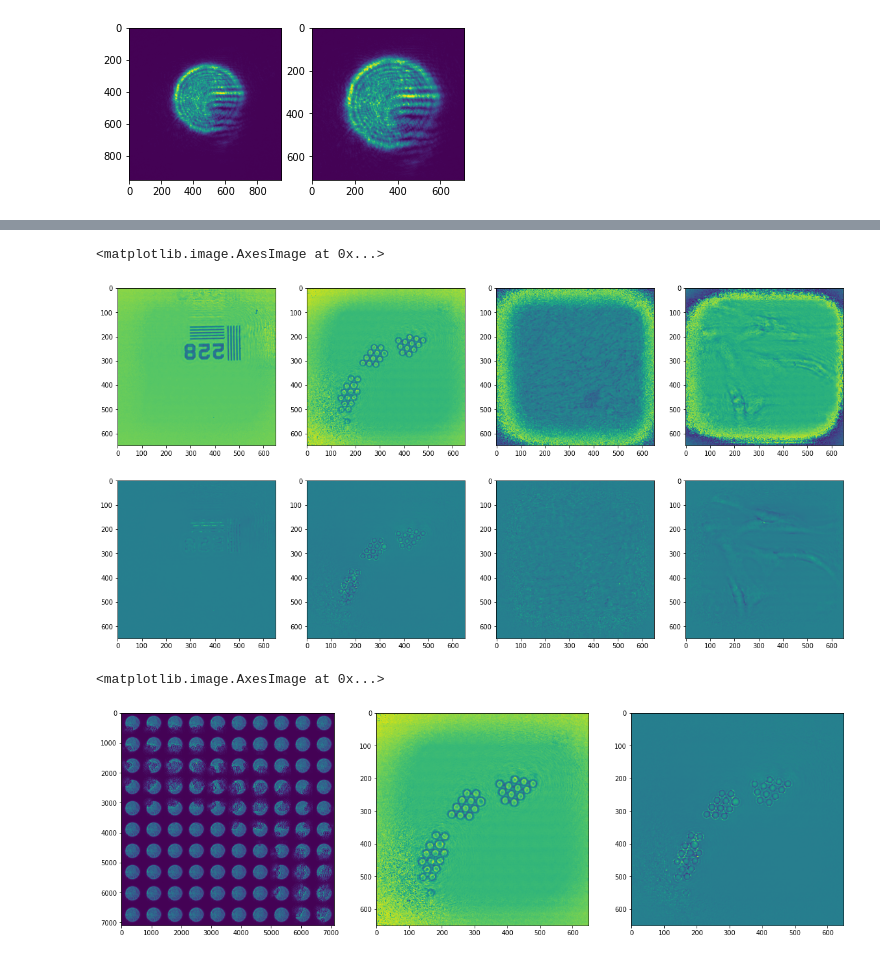
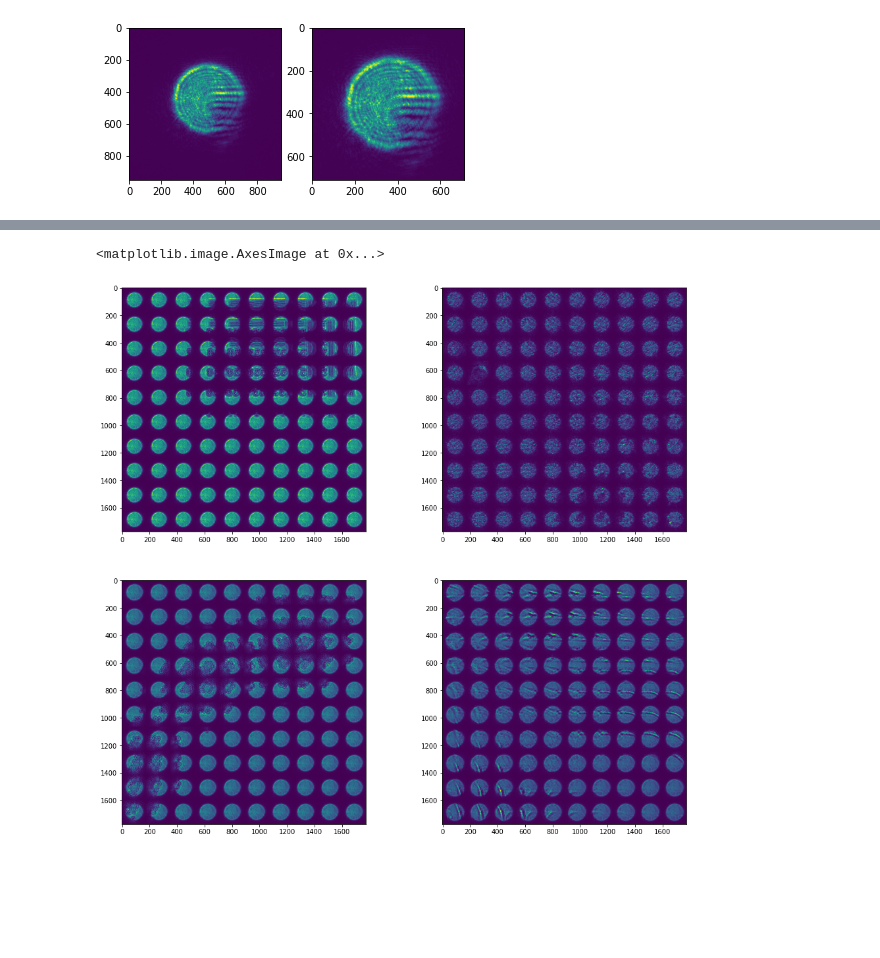
Before and after one commit to nakahatar111/ptychography, a Jupyter notebook: data_processing.ipynb, the cells around one changed output, grey strips where cells are left out. Cells and saved outputs as stored; diff of their text form; code cells hidden in the pictures; blank space fills up the shorter version.

```diff
--- a/data_processing.ipynb
+++ b/data_processing.ipynb
@@ -73,4 +183,7 @@ np.savez_compressed('diff_grid_data', diff_grid)
 # %%
-diff_grid = np.load('dataset/diff_grid_data.npz')['arr_0']
-label = np.load('dataset/diffraction_label.npz')['arr_0']
+diffraction_data = np.load('dataset/diffraction_data.npz')['arr_0']
+diff_grid = np.load('dataset/diff_grid.npz')['arr_0']
+compressed_diff_grid = np.load('dataset/compressed_diff_grid.npz')['arr_0']
+label = np.load('dataset/norm_diffraction_label.npz')['arr_0']
+non_norm_label = np.load('dataset/diffraction_label.npz')['arr_0']
 # %%
@@ -85,13 +198,9 @@ ax[1,1].imshow(diff_grid[3,0])
 # %%
-f, ax = plt.subplots(2,4, figsize=(20, 10))
-ax[0,0].imshow(label[0,0,0])
-ax[1,0].imshow(label[0,1,0])
-ax[0,1].imshow(label[1,0,0])
-ax[1,1].imshow(label[1,1,0])
-ax[0,2].imshow(label[2,0,0])
-ax[1,2].imshow(label[2,1,0])
-ax[0,3].imshow(label[3,0,0])
-ax[1,3].imshow(label[3,1,0])
+f, ax = plt.subplots(2,2, figsize=(10, 9))
+ax[0,0].imshow(compressed_diff_grid[0,0])
+ax[1,0].imshow(compressed_diff_grid[1,0])
+ax[0,1].imshow(compressed_diff_grid[2,0])
+ax[1,1].imshow(compressed_diff_grid[3,0])
 # %% [output]
 <matplotlib.image.AxesImage at 0x...>
-[figure, old version]
+[figure, new version]
@@ -106,8 +206,0 @@ np.savez_compressed('dataset/single_data/diffraction_label', single_label)
-# %%
-f, ax = plt.subplots(1,3, figsize=(20, 20))
-ax[0].imshow(single_diff_grid[0,0])
-ax[1].imshow(single_label[0,0,0])
-ax[2].imshow(single_label[0,1,0])
-# %% [output]
-<matplotlib.image.AxesImage at 0x...>
-[figure, removed]
```
Also changed, not shown: parts of 19 cells of this notebook, 15 other files.
